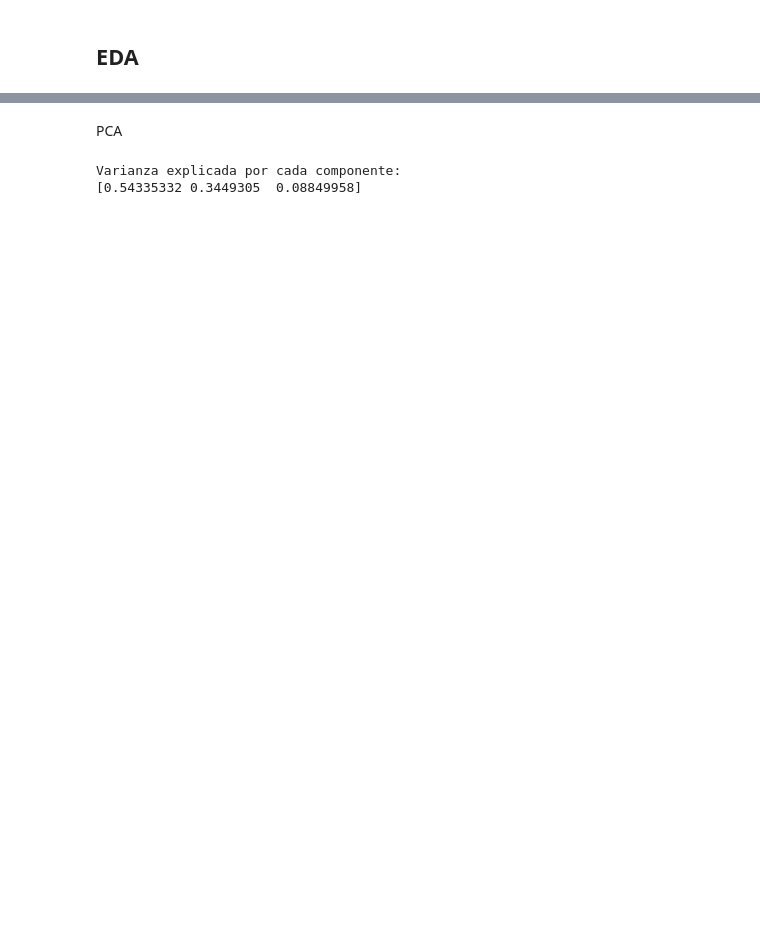
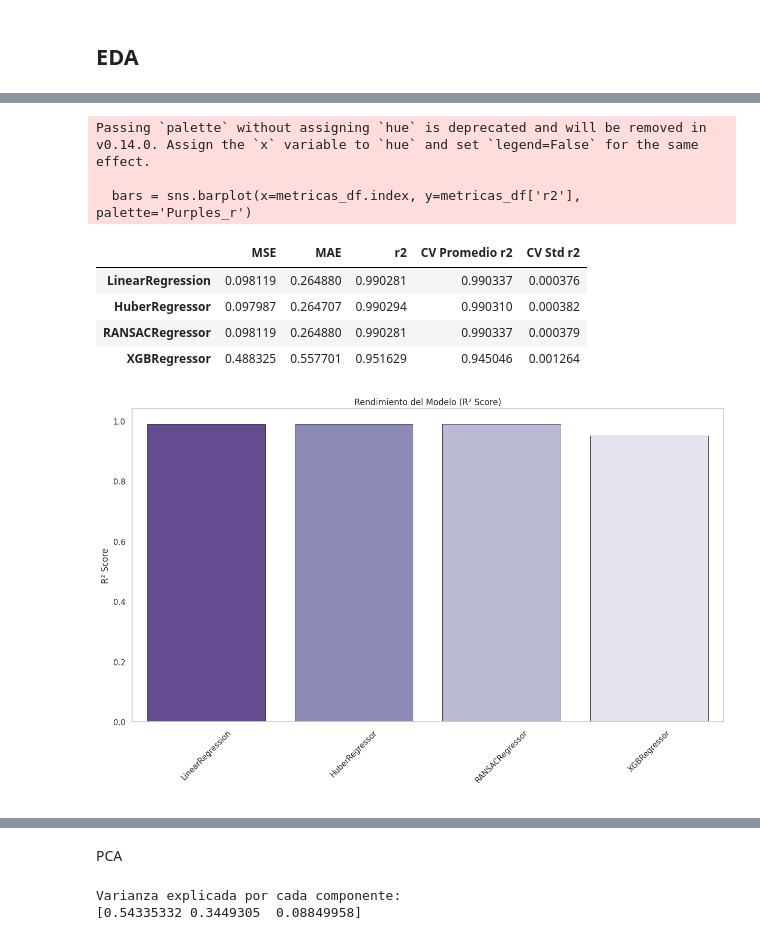
Before and after one commit to JRI11930/StudentPerformance, a Jupyter notebook: StudentPerformance.ipynb, the cells around one changed output, grey strips where cells are left out. Drawn from its saved outputs; the diff is of its cells as text; code cells hidden in the pictures; blank space fills up the shorter version.

```diff
--- a/StudentPerformance.ipynb
+++ b/StudentPerformance.ipynb
@@ -410,2 +339,54 @@ metrics_df
+# %%
+def evaluar_modelos(modelos, X_train, y_train, X_test, y_test):
+    metricas = {}
+
+    for modelo in modelos:
+        cv_scores = cross_val_score(modelo, X_train, y_train, cv=5, scoring='r2')
+
+        modelo.fit(X_train, y_train)
+        y_pred = modelo.predict(X_test)
+
+        mse = mean_squared_error(y_test, y_pred)
+        mae = mean_absolute_error(y_test, y_pred)
+        r2 = r2_score(y_test, y_pred)
+
+        metricas[modelo.__class__.__name__] = {
+            'MSE': mse,
+            'MAE': mae,
+            'r2': r2,
+            'CV Promedio r2': cv_scores.mean(),
+            'CV Std r2': cv_scores.std()
+        }
+
+    metricas_df = pd.DataFrame(metricas).T
+
+    plt.figure(figsize=(15, 8))
+    bars = sns.barplot(x=metricas_df.index, y=metricas_df['r2'], palette='Purples_r')
+
+    # Añadir bordes negros a las barras
+    for bar in bars.patches:
+        bar.set_edgecolor('black')
+        bar.set_linewidth(0.5)
+
+    plt.title('Rendimiento del Modelo (R² Score)')
+    plt.xlabel(' ')
+    plt.ylabel('R² Score')
+    plt.xticks(rotation=45)
+    plt.grid(False)
+
+    return metricas_df
+# %%
+metricas_df = evaluar_modelos(modelos, X_train, y_train, X_test, y_test)
+metricas_df
+# %% [output]
+Passing `palette` without assigning `hue` is deprecated and will be removed in v0.14.0. Assign the `x` variable to `hue` and set `legend=False` for the same effect.
+
+  bars = sns.barplot(x=metricas_df.index, y=metricas_df['r2'], palette='Purples_r')
+|  | MSE | MAE | r2 | CV Promedio r2 | CV Std r2 |
+| LinearRegression | 0.098119 | 0.264880 | 0.990281 | 0.990337 | 0.000376 |
+| HuberRegressor | 0.097987 | 0.264707 | 0.990294 | 0.990310 | 0.000382 |
+| RANSACRegressor | 0.098119 | 0.264880 | 0.990281 | 0.990337 | 0.000379 |
+| XGBRegressor | 0.488325 | 0.557701 | 0.951629 | 0.945046 | 0.001264 |
+[figure, added]
 # %%
 sns.set(style="whitegrid")
```
Also changed, not shown: parts of 22 cells of this notebook, 3 other files.
